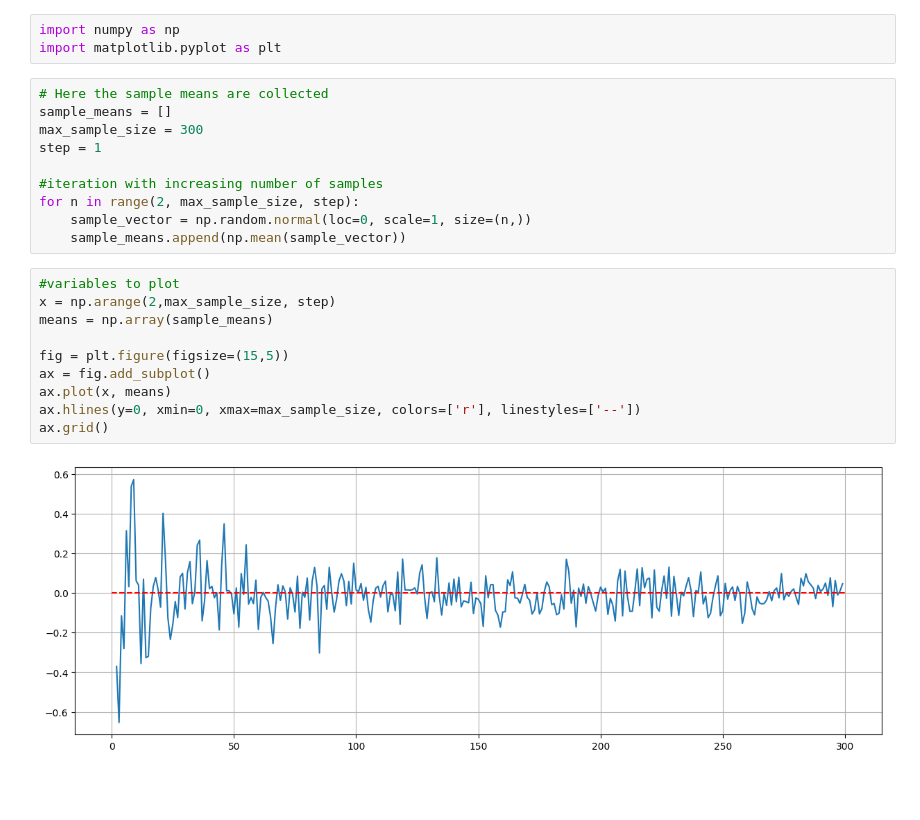
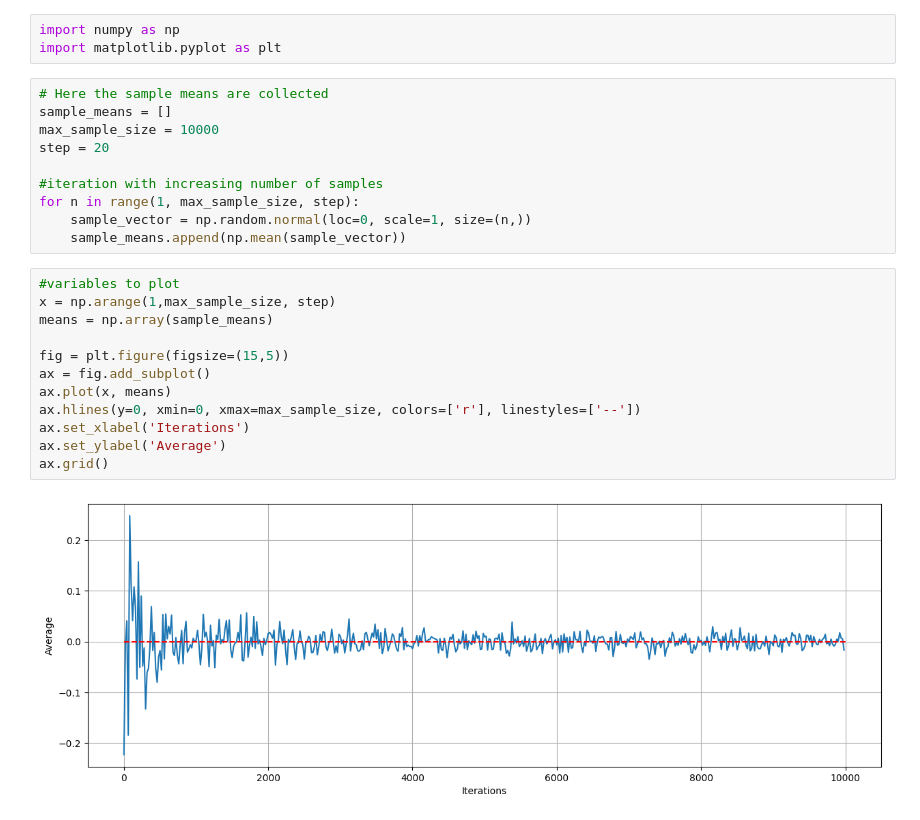
Before and after one commit to dcardone1/Statistical_Scripts, a Jupyter notebook: Law_Large_numbers.ipynb, the cells around one changed output. Drawn from its saved outputs; the diff is of its cells as text; blank space fills up the shorter version.

```diff
--- a/Law_Large_numbers.ipynb
+++ b/Law_Large_numbers.ipynb
@@ -6,22 +6,24 @@ import matplotlib.pyplot as plt
 # %%
 # Here the sample means are collected
 sample_means = []
-max_sample_size = 300
-step = 1
+max_sample_size = 10000
+step = 20
 
 #iteration with increasing number of samples
-for n in range(2, max_sample_size, step):
+for n in range(1, max_sample_size, step):
     sample_vector = np.random.normal(loc=0, scale=1, size=(n,))
     sample_means.append(np.mean(sample_vector))
 # %%
 #variables to plot
-x = np.arange(2,max_sample_size, step)
+x = np.arange(1,max_sample_size, step)
 means = np.array(sample_means)
 
 fig = plt.figure(figsize=(15,5))
 ax = fig.add_subplot()
 ax.plot(x, means)
 ax.hlines(y=0, xmin=0, xmax=max_sample_size, colors=['r'], linestyles=['--'])
+ax.set_xlabel('Iterations')
+ax.set_ylabel('Average')
 ax.grid()
 # %% [output]
-[figure, old version]
+[figure, new version]
```
